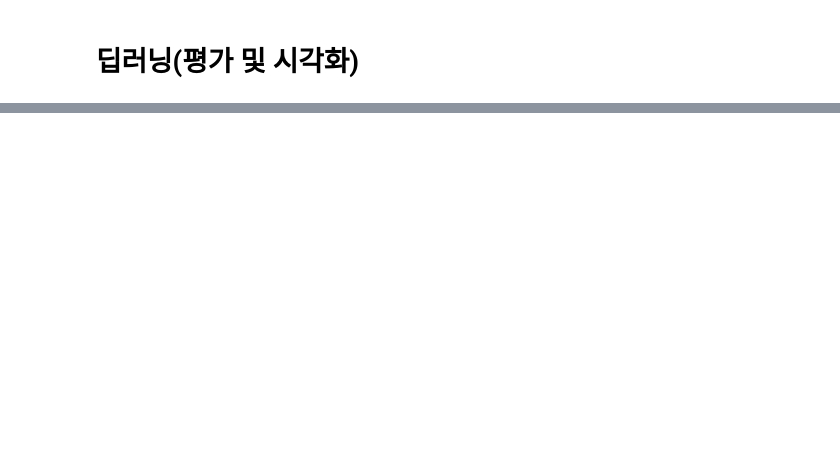
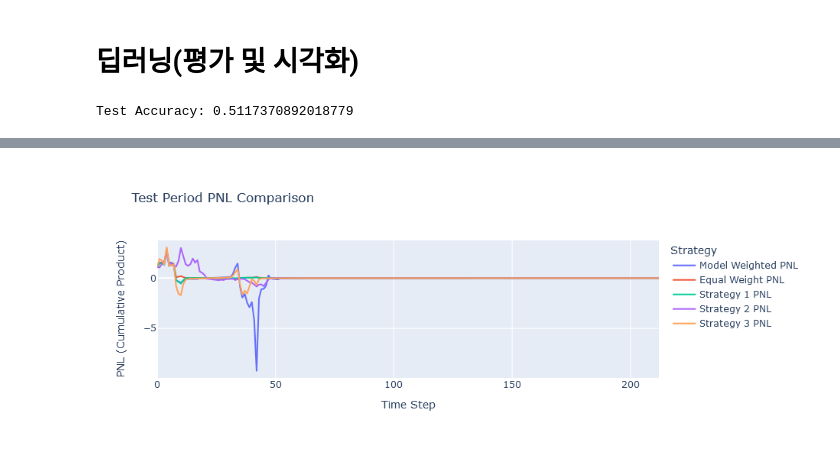
Before and after one commit to Crane-lupert/metafactor_DL, a Jupyter notebook: CasualAI-GAN.ipynb, the cells around one changed output, grey strips where cells are left out. Drawn from its saved outputs; the diff is of its cells as text; code cells hidden in the pictures; blank space fills up the shorter version.

```diff
--- a/CasualAI-GAN.ipynb
+++ b/CasualAI-GAN.ipynb
@@ -2372,7 +2375,7 @@ from tensorflow.keras.models import load_model
 import plotly.graph_objects as go
 
 # 모델 로드
-final_model = tf.keras.models.load_model('best_model.keras', compile=False)
+final_model = tf.keras.models.load_model('best_model_grid.keras', compile=False)
 # 만약 compile 필요시 compile 옵션 추가. custom_loss 사용 없다면 compile=False로도 가능
 final_model.compile(optimizer='adam', loss='categorical_crossentropy', metrics=['accuracy'])
 
@@ -2426,3 +2429,5 @@ fig.update_layout(
 )
 
 fig.show()
+# %% [output]
+Test Accuracy: 0.5117370892018779
@@ -2428,0 +2435 @@ fig.show()
+[figure, added]
```
Also changed, not shown: parts of 2 cells of this notebook, 1 other file.
